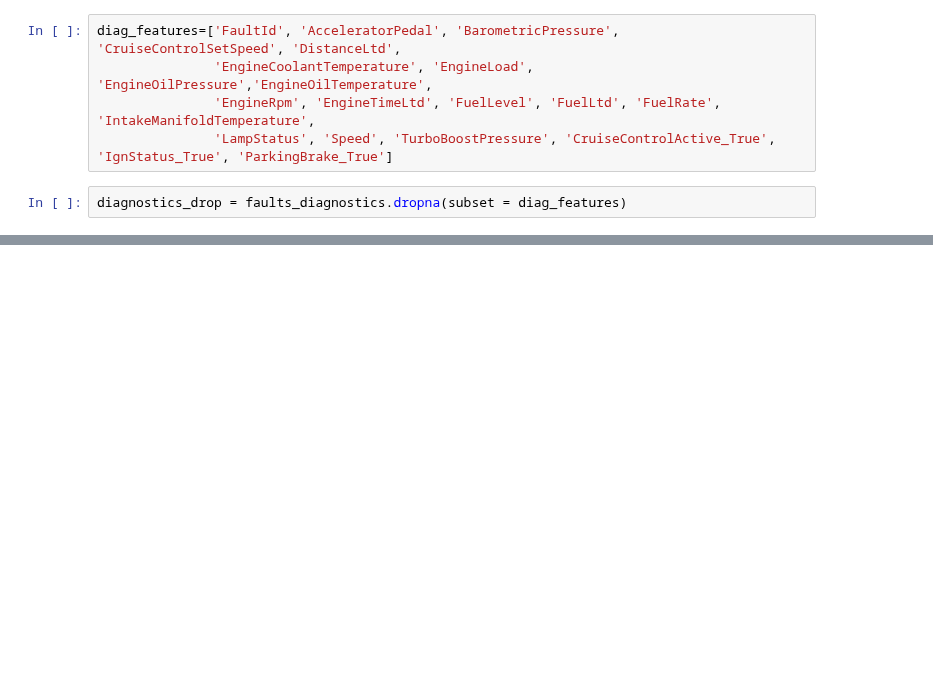
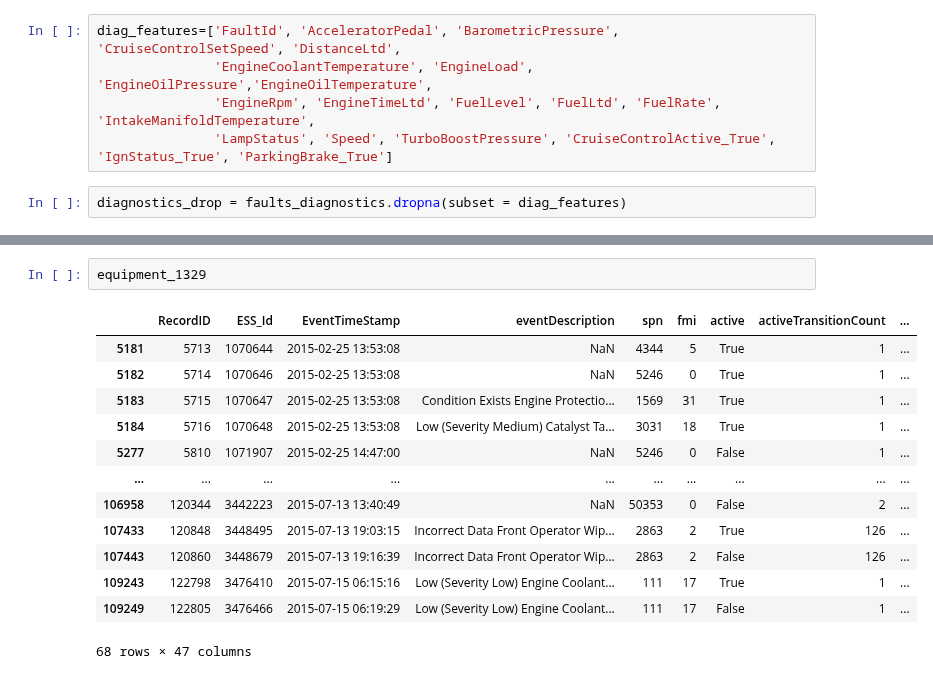
Before and after one commit to KagonDeans/big-g-ml-convoy, a Jupyter notebook: notebooks/kd_transformation_bg.ipynb, the cells around one changed output, grey strips where cells are left out. Drawn from its saved outputs; the diff is of its cells as text; blank space fills up the shorter version.

```diff
--- a/notebooks/kd_transformation_bg.ipynb
+++ b/notebooks/kd_transformation_bg.ipynb
@@ -159,0 +228,16 @@ diagnostics_drop
+# %%
+equipment_1329
+# %% [output]
+|  | RecordID | ESS_Id | EventTimeStamp | eventDescription | spn | fmi | active | activeTransitionCount | ... |
+| 5181 | 5713 | 1070644 | 2015-02-25 13:53:08 | NaN | 4344 | 5 | True | 1 | ... |
+| 5182 | 5714 | 1070646 | 2015-02-25 13:53:08 | NaN | 5246 | 0 | True | 1 | ... |
+| 5183 | 5715 | 1070647 | 2015-02-25 13:53:08 | Condition Exists Engine Protectio... | 1569 | 31 | True | 1 | ... |
+| 5184 | 5716 | 1070648 | 2015-02-25 13:53:08 | Low (Severity Medium) Catalyst Ta... | 3031 | 18 | True | 1 | ... |
+| 5277 | 5810 | 1071907 | 2015-02-25 14:47:00 | NaN | 5246 | 0 | False | 1 | ... |
+| ... | ... | ... | ... | ... | ... | ... | ... | ... | ... |
+| 106958 | 120344 | 3442223 | 2015-07-13 13:40:49 | NaN | 50353 | 0 | False | 2 | ... |
+| 107433 | 120848 | 3448495 | 2015-07-13 19:03:15 | Incorrect Data Front Operator Wip... | 2863 | 2 | True | 126 | ... |
+| 107443 | 120860 | 3448679 | 2015-07-13 19:16:39 | Incorrect Data Front Operator Wip... | 2863 | 2 | False | 126 | ... |
+| 109243 | 122798 | 3476410 | 2015-07-15 06:15:16 | Low (Severity Low) Engine Coolant... | 111 | 17 | True | 1 | ... |
+| 109249 | 122805 | 3476466 | 2015-07-15 06:19:29 | Low (Severity Low) Engine Coolant... | 111 | 17 | False | 1 | ... |
+68 rows × 47 columns
```
Also changed, not shown: parts of 29 cells of this notebook.
